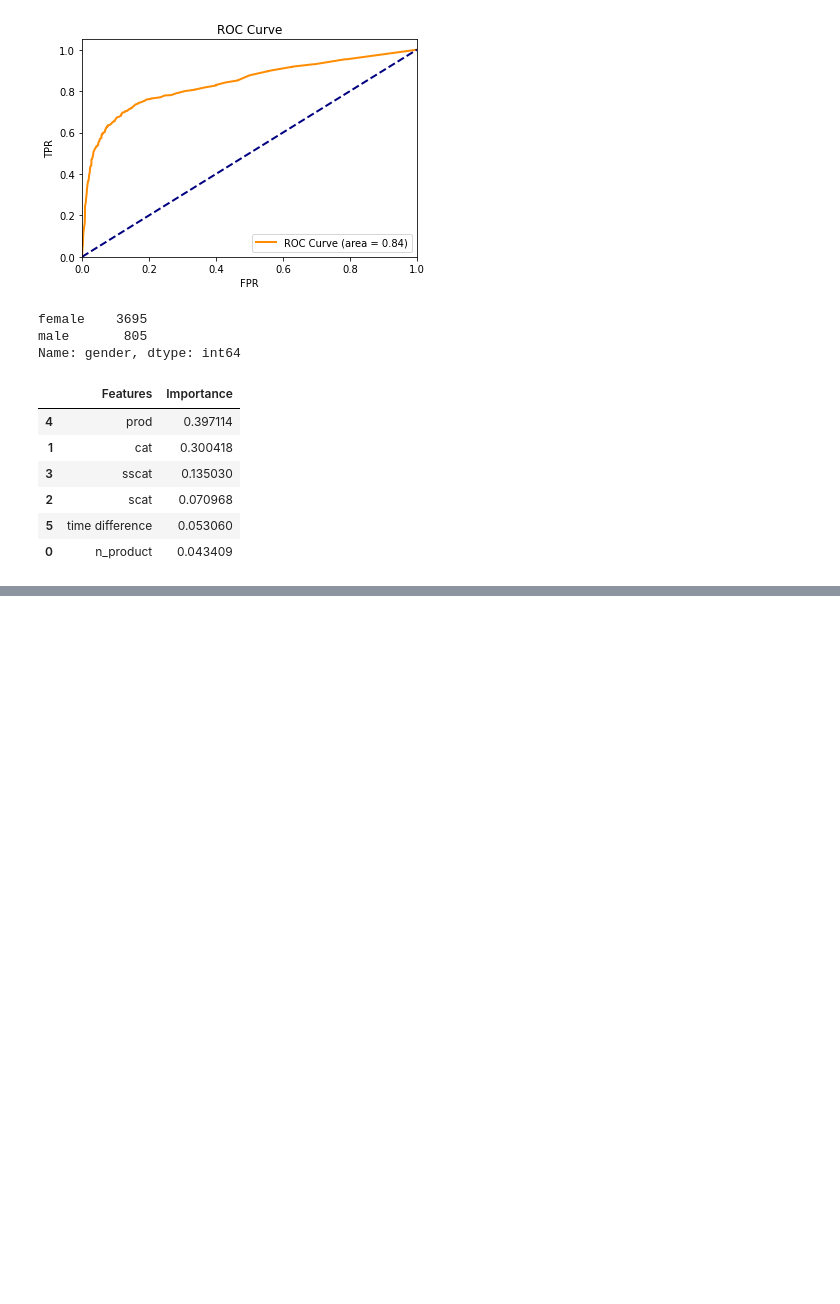
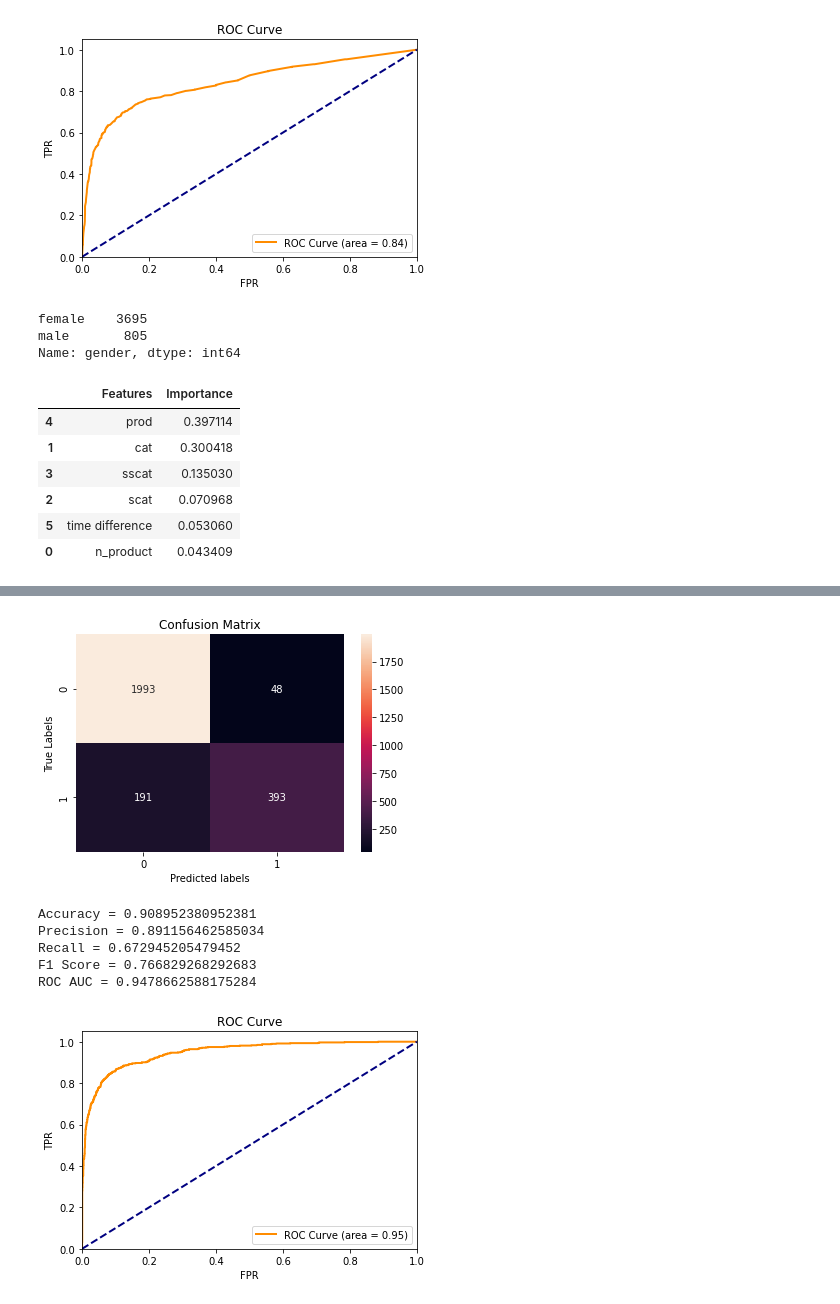
Before and after one commit to jeetch/AV-JanataHack-E-Commerce-Hackathon, a Jupyter notebook: AV-JanataHack-v0.1.ipynb, the cells around one changed output, grey strips where cells are left out. Saved outputs shown, nothing was run; the diff lists cells and outputs as text; code cells hidden in the pictures; blank space fills up the shorter version.

```diff
--- a/AV-JanataHack-v0.1.ipynb
+++ b/AV-JanataHack-v0.1.ipynb
@@ -309,0 +378,11 @@ pd.DataFrame({'Features':x.columns, 'Importance':rf.feature_importances_}).sort_
+# %%
+param_grid = {
+    'max_depth':[5,6],
+    'subsample':[0.8,0.9,1],
+    'colsample_bytree': [0.6,0.8,1],
+    'min_child_weight': [0.5,1],
+    'gamma': [0,0.5,1]
+}
+xgb = XGBClassifier(objective='binary:logistic', n_jobs=4, n_estimators=150)
+xgb_grid = GridSearchCV(xgb, param_grid, cv=5, scoring='roc_auc', verbose=1, n_jobs=4)
+xgb_grid.fit(x, y)
@@ -309,0 +413,13 @@ pd.DataFrame({'Features':x.columns, 'Importance':rf.feature_importances_}).sort_
+# %%
+
+xgb_best = xgb_grid.best_estimator_
+disp_confusion_matrix(xgb_best, xtest, ytest)
+disp_roc_curve(xgb_best, xtest, ytest)
+# %% [output]
+[figure, added]
+Accuracy = 0.908952380952381
+Precision = 0.891156462585034
+Recall = 0.672945205479452
+F1 Score = 0.766829268292683
+ROC AUC = 0.9478662588175284
+[figure, added]
```
Also changed, not shown: parts of 19 cells of this notebook.
